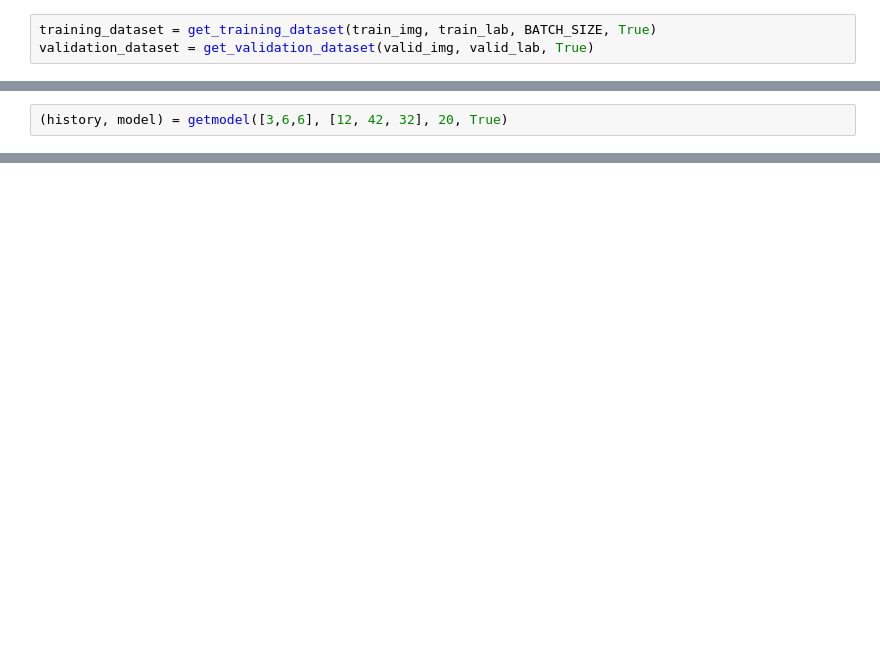
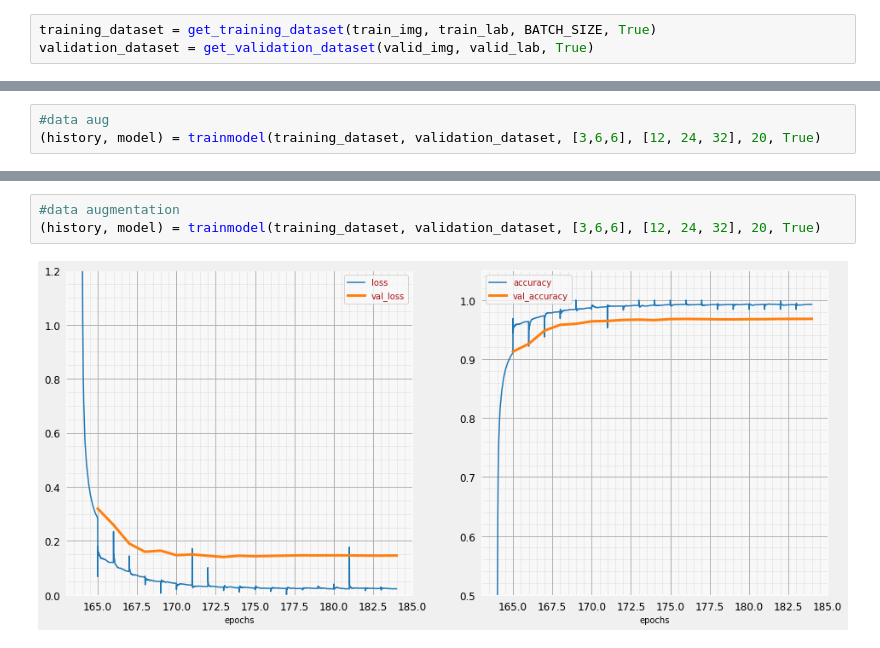
Before and after one commit to ChristianQian/Kuzushiji, a Jupyter notebook: keras_05_mnist_batch_norm.ipynb, the cells around one changed output, grey strips where cells are left out. Drawn from its saved outputs; the diff is of its cells as text; blank space fills up the shorter version.

```diff
--- a/keras_05_mnist_batch_norm.ipynb
+++ b/keras_05_mnist_batch_norm.ipynb
@@ -417,3 +670,4 @@ validation_dataset = get_validation_dataset(valid_img, valid_lab, True)
 # %%
-(history, model) = getmodel([3,6,6], [12, 42, 32], 20, True)
+#data aug
+(history, model) = trainmodel(training_dataset, validation_dataset, [3,6,6], [12, 24, 32], 20, True)
 # %% [output]
@@ -421,0 +728,5 @@ validation_dataset = get_validation_dataset(valid_img, valid_lab, True)
+# %%
+#data augmentation
+(history, model) = trainmodel(training_dataset, validation_dataset, [3,6,6], [12, 24, 32], 20, True)
+# %% [output]
+[figure, added]
```
Also changed, not shown: parts of 42 cells of this notebook.
